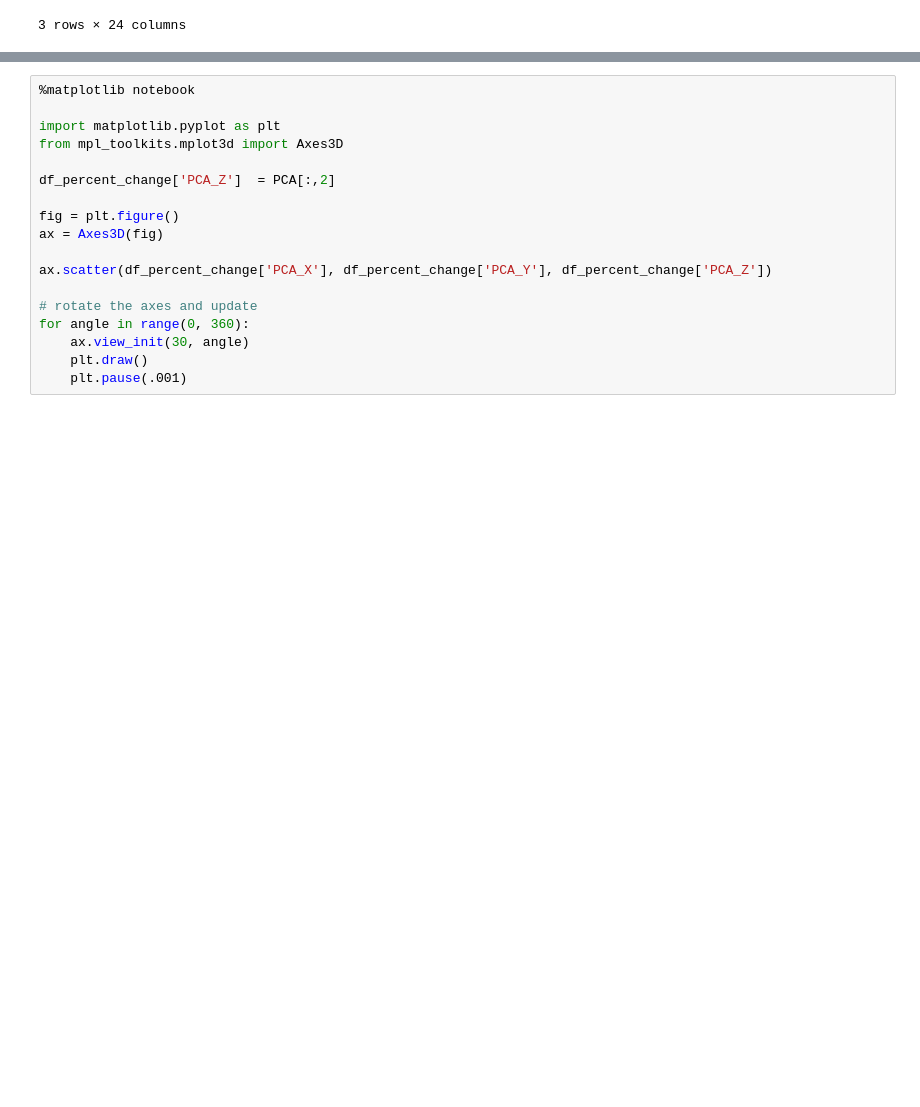
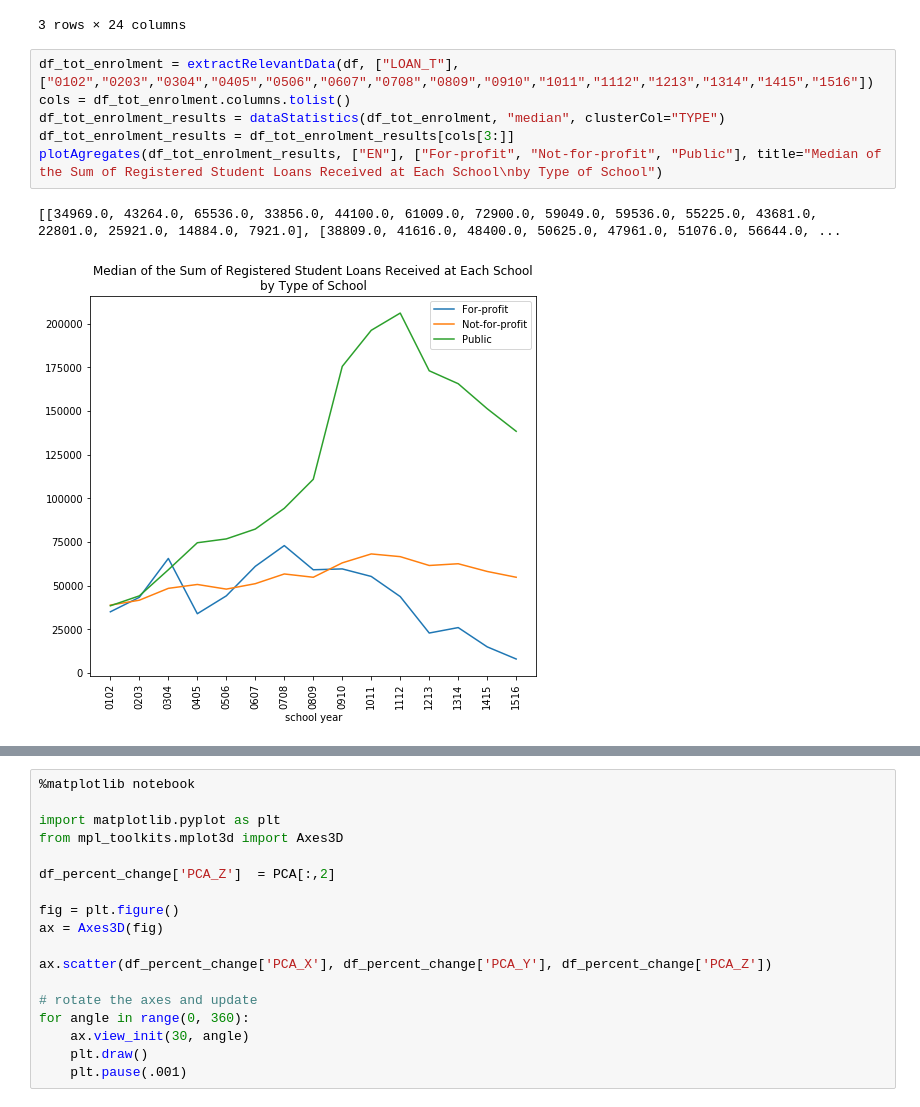
Before and after one commit to cyu1221/CS506, a Jupyter notebook: clustering/clustering.ipynb, the cells around one changed output, grey strips where cells are left out. Cells and saved outputs as stored; diff of their text form; blank space fills up the shorter version.

```diff
--- a/clustering/clustering.ipynb
+++ b/clustering/clustering.ipynb
@@ -479,3 +469,12 @@ results_type
 | not-for-profit | 779.0 | 1.767093 | 8.192947 | -30.000000 | -1.874320 | 0.997592 | 4.502792 | 50.907071 | 779.0 | 1.847356 | ... | ... |
 | public | 647.0 | 1.766543 | 7.111507 | -77.146598 | -0.864099 | 1.593939 | 4.203818 | 47.370787 | 647.0 | 3.102069 | ... | ... |
 3 rows × 24 columns
+# %%
+df_tot_enrolment = extractRelevantData(df, ["LOAN_T"], ["0102","0203","0304","0405","0506","0607","0708","0809","0910","1011","1112","1213","1314","1415","1516"])
+cols = df_tot_enrolment.columns.tolist()
+df_tot_enrolment_results = dataStatistics(df_tot_enrolment, "median", clusterCol="TYPE")
+df_tot_enrolment_results = df_tot_enrolment_results[cols[3:]]
+plotAgregates(df_tot_enrolment_results, ["EN"], ["For-profit", "Not-for-profit", "Public"], title="Median of the Sum of Registered Student Loans Received at Each School\nby Type of School")
+# %% [output]
+[[34969.0, 43264.0, 65536.0, 33856.0, 44100.0, 61009.0, 72900.0, 59049.0, 59536.0, 55225.0, 43681.0, 22801.0, 25921.0, 14884.0, 7921.0], [38809.0, 41616.0, 48400.0, 50625.0, 47961.0, 51076.0, 56644.0, ...
+[figure, added]
```
Also changed, not shown: parts of 11 cells of this notebook, 1 other file.
